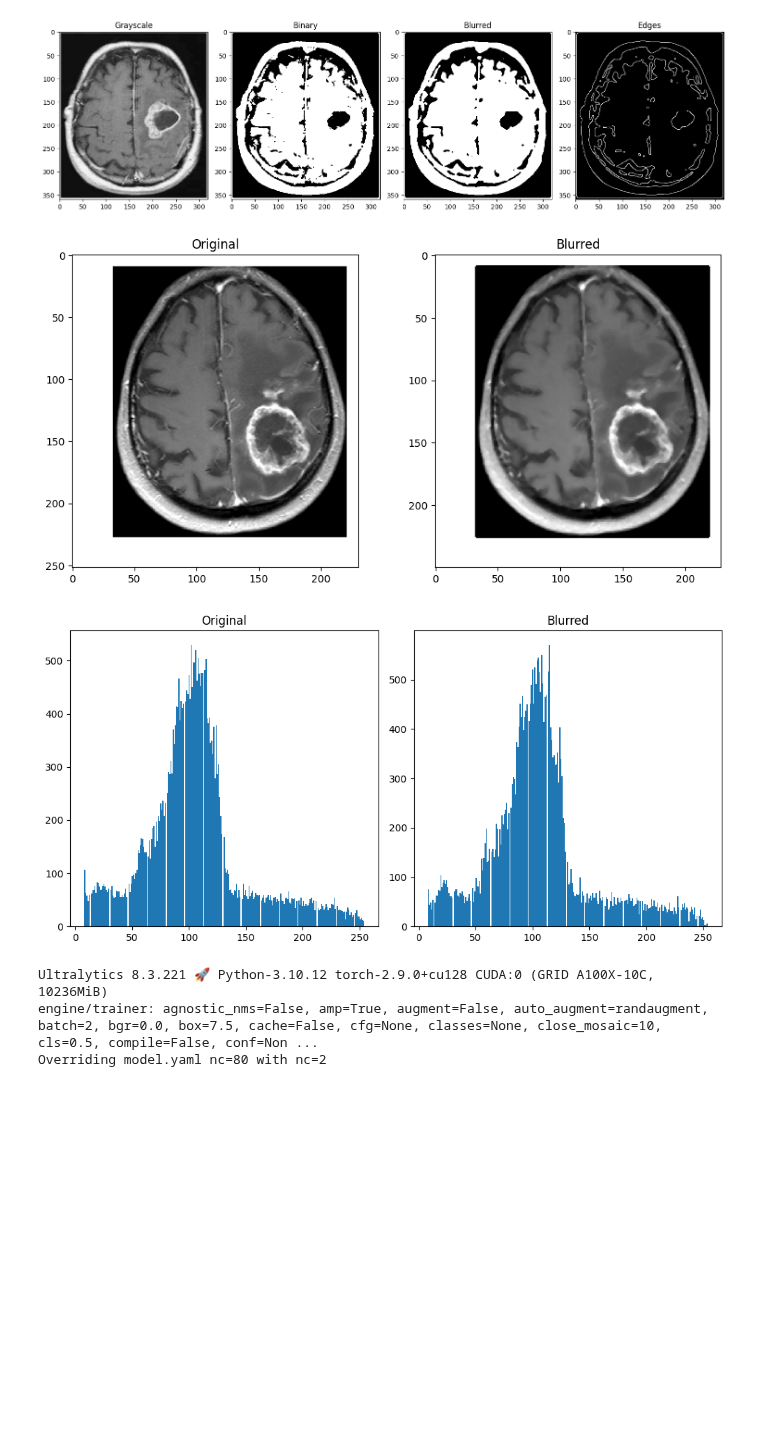
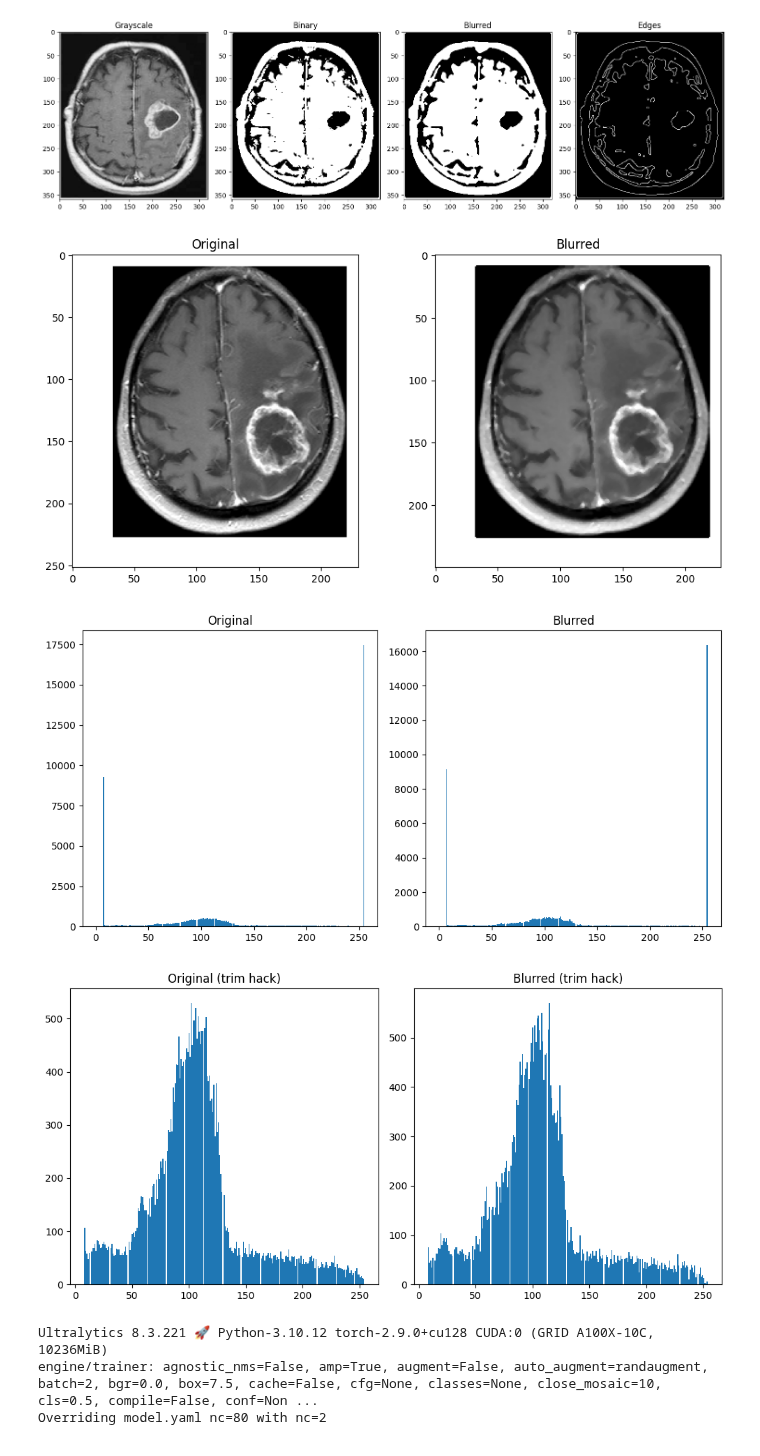
Before and after one commit to tresabhi/isu, a Jupyter notebook: me-280/homeworks/2/main.ipynb, the cells around one changed output. Drawn from its saved outputs; the diff is of its cells as text; code cells hidden in the pictures; blank space fills up the shorter version.

```diff
--- a/me-280/homeworks/2/main.ipynb
+++ b/me-280/homeworks/2/main.ipynb
@@ -112,51 +112,84 @@ plt.show()
 # %% [output]
 [figure]
 # %%
+# Read the image and convert to grayscale.
 tumor = cv2.imread("../../perception/tumor-image.png")
 gray = cv2.cvtColor(tumor, cv2.COLOR_BGR2GRAY)
 
 
-def custom_blur(img):
-    h, w = img.shape
-    result = np.zeros((h - 2, w - 2))
+# The docs recommends for custom kernels to just manually write the iterators
+# to my surprise. I expected a fancy convolution function that smeared your
+# kernel over the image, but nope!
+def custom_blur(image):
 
-    for i in range(1, h - 1):
-        for j in range(1, w - 1):
-            patch = img[i - 1 : i + 2, j - 1 : j + 2]
-            result[i - 1, j - 1] = np.median(patch)
+    # First I obtain the dimensions of the image.
+    height, width = image.shape
+
+    # But then I trim the edges off by 2px.
+    result = np.zeros((height - 2, width - 2))
+
+    # Two nested loops going between the bounds of the image with uv coords.
+    for u in range(1, height - 1):
+        for v in range(1, width - 1):
+
+            # The question asks for a 3x3 kernel, so I didn't bother
+            # generalizing this into another set of loop, just used
+            # the median function from numpy.
+            patch = image[u - 1 : u + 2, v - 1 : v + 2]
+
+            # Overwrite the pixel with the median value.
+            result[u - 1, v - 1] = np.median(patch)
 
     return result
 
 
 custom_blurred = custom_blur(gray)
 
+# Figure and axis this time is 10x5 since there's just two images.
 fig, axes = plt.subplots(1, 2, figsize=(10, 5))
 
 axes[0].imshow(gray, cmap="gray")
 axes[0].set_title("Original")
-
 axes[1].imshow(custom_blurred, cmap="gray")
 axes[1].set_title("Blurred")
 
 plt.tight_layout()
 plt.show()
 
+# Same 10x5 figure and axes. But this produces a histogram that's
+# practically useless for analysis since everything is flat in
+# contrast to the spikes on either side. So, I plot these
+# again later with a different range.
 fig, axes = plt.subplots(1, 2, figsize=(10, 5))
 
+axes[0].hist(gray.ravel(), bins=256, range=(0, 255))
+axes[0].set_title("Original")
+axes[1].hist(custom_blurred.ravel(), bins=256, range=(0, 255))
+axes[1].set_title("Blurred")
+
+plt.tight_layout()
+plt.show()
+
+
+# And this is my implementation for the trimmed range.
+fig, axes = plt.subplots(1, 2, figsize=(10, 5))
+
+# I used words like "hack" to catch attention for future readers
+# to let them know this isn't really meant to be here.
 range_hack = (8, 254)
 bins_hack = range_hack[1] - range_hack[0] + 1
 
 axes[0].hist(gray.ravel(), bins=bins_hack, range=range_hack)
-axes[0].set_title("Original")
-
+axes[0].set_title("Original (trim hack)")
 axes[1].hist(custom_blurred.ravel(), bins=bins_hack, range=range_hack)
-axes[1].set_title("Blurred")
+axes[1].set_title("Blurred (trim hack)")
 
 plt.tight_layout()
 plt.show()
 # %% [output]
 [figure]
-[figure, old version]
+[figure, new version]
+[figure, added]
 # %%
 def train(name: str, imgsz: int, pretrained: bool):
     return YOLO(f"{name}.yaml").train(
```
